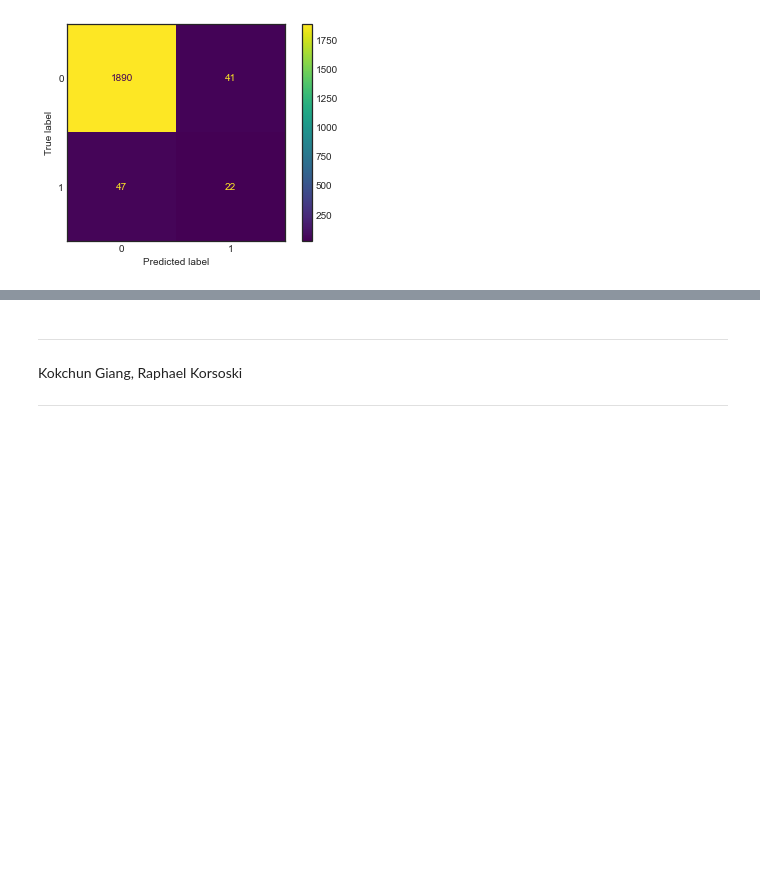
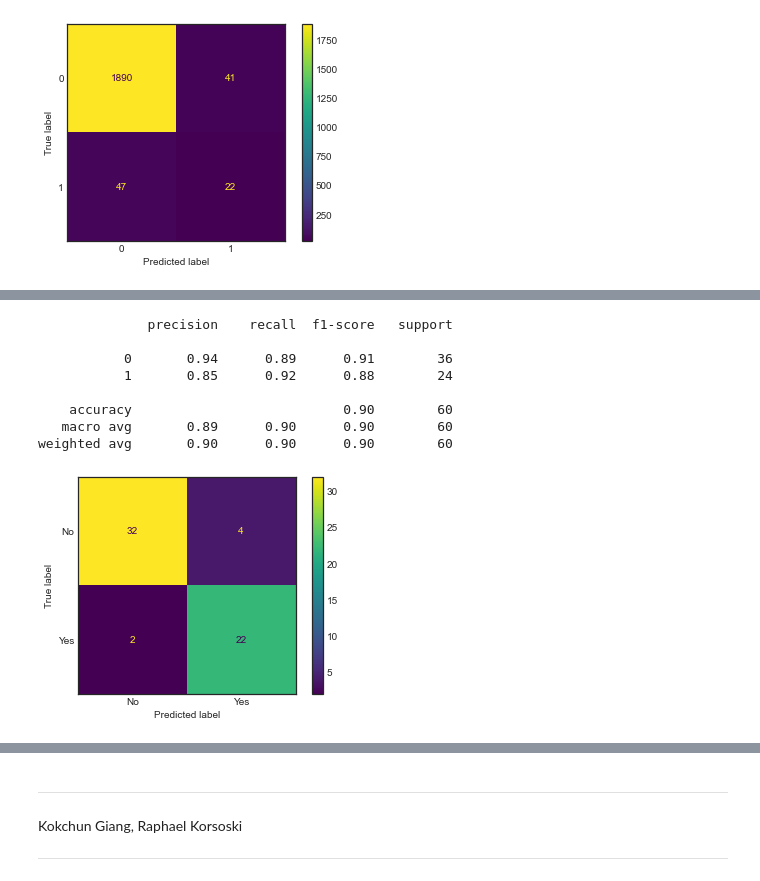
Before and after one commit to pr0fez/AI25-Machine-learning, a Jupyter notebook: Code/L7.Decision_trees.ipynb, the cells around one changed output, grey strips where cells are left out. Cells and saved outputs as stored; diff of their text form; code cells hidden in the pictures; blank space fills up the shorter version.

```diff
--- a/Code/L6.Decision_trees.ipynb
+++ b/Code/L7.Decision_trees.ipynb
@@ -171,0 +228,6 @@ weighted avg       0.95      0.96      0.96      2000
+# %%
+df_dummies = pd.get_dummies(df, drop_first=True)
+X, y = df_dummies.drop("AHD_Yes", axis=1), df_dummies["AHD_Yes"]
+
+X_train, X_test, y_train, y_test = train_test_split(
+    X, y, test_size=0.2, random_state=42)
@@ -171,0 +266,19 @@ weighted avg       0.95      0.96      0.96      2000
+# %%
+from sklearn.metrics import classification_report, confusion_matrix, ConfusionMatrixDisplay
+
+def evaluate_classification(y_test, y_pred, labels = ["No", "Yes"]):
+    print(classification_report(y_test, y_pred))
+    cm = confusion_matrix(y_test, y_pred)
+    ConfusionMatrixDisplay(cm, display_labels=labels).plot()
+
+evaluate_classification(y_test, y_pred)
+# %% [output]
+              precision    recall  f1-score   support
+
+           0       0.94      0.89      0.91        36
+           1       0.85      0.92      0.88        24
+
+    accuracy                           0.90        60
+   macro avg       0.89      0.90      0.90        60
+weighted avg       0.90      0.90      0.90        60
+[figure, added]
```
Also changed, not shown: parts of 11 cells of this notebook, 4 other files.
